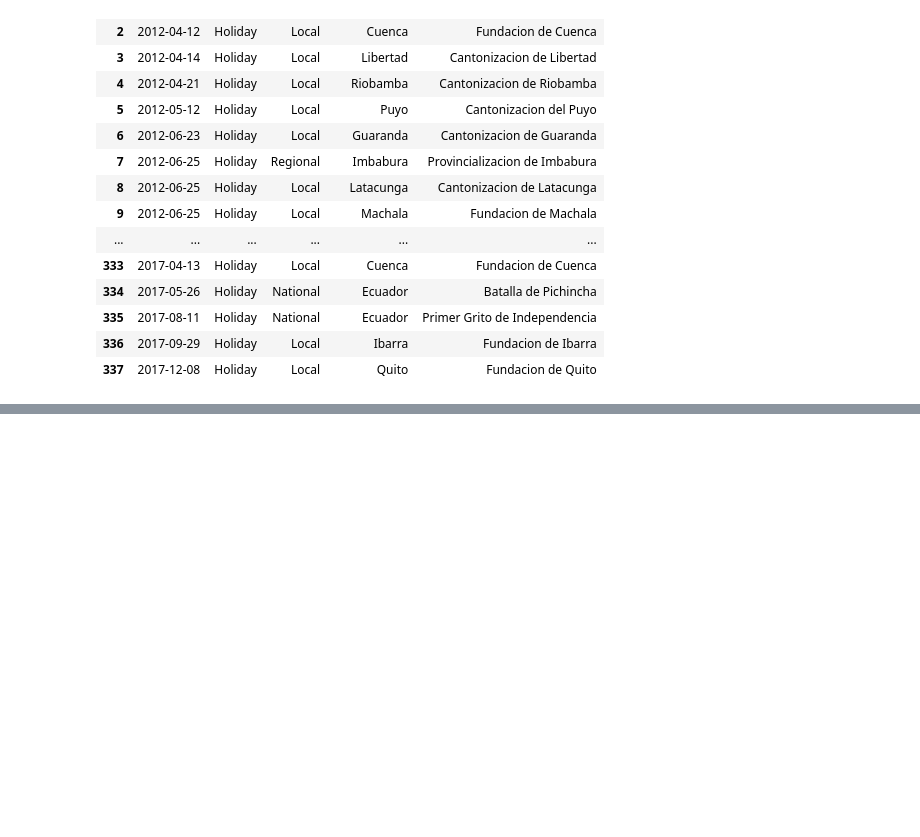
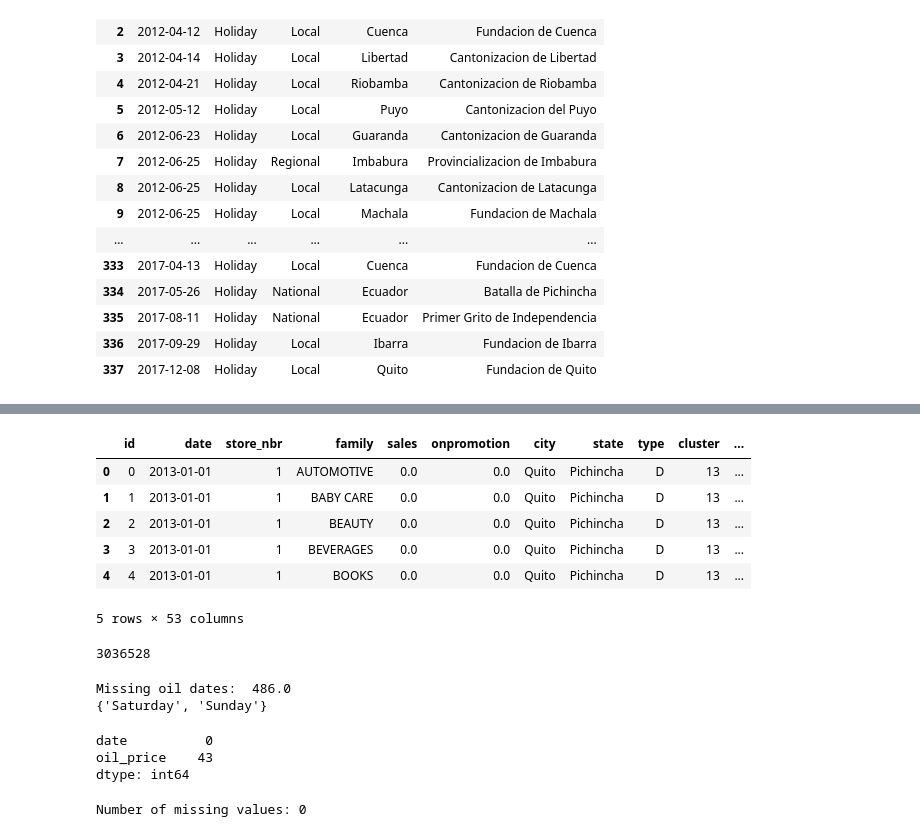
Before and after one commit to IvkovicDanica/Store-sales-time-series, a Jupyter notebook: prep.ipynb, the cells around one changed output, grey strips where cells are left out. Cells and saved outputs as stored; diff of their text form; code cells hidden in the pictures; blank space fills up the shorter version.

```diff
--- a/prep.ipynb
+++ b/prep.ipynb
@@ -213,0 +338,38 @@ holidays
+# %%
+#national holidays
+national_holidays_wide = national_holidays.pivot_table(index='date', columns='national_holidays', aggfunc='size', fill_value=0)
+national_holidays_wide = national_holidays_wide.astype(int)
+national_holidays_wide = national_holidays_wide.reset_index() #to return date as a column
+df=pd.merge(df,national_holidays_wide, how='left', on=['date'])
+for col in national_holidays_wide.columns:
+    if col != 'date':
+        df[col] = df[col].fillna(0).astype(int)
+df.head()
+# %% [output]
+|  | id | date | store_nbr | family | sales | onpromotion | city | state | type | cluster | ... |
+| 0 | 0 | 2013-01-01 | 1 | AUTOMOTIVE | 0.0 | 0.0 | Quito | Pichincha | D | 13 | ... |
+| 1 | 1 | 2013-01-01 | 1 | BABY CARE | 0.0 | 0.0 | Quito | Pichincha | D | 13 | ... |
+| 2 | 2 | 2013-01-01 | 1 | BEAUTY | 0.0 | 0.0 | Quito | Pichincha | D | 13 | ... |
+| 3 | 3 | 2013-01-01 | 1 | BEVERAGES | 0.0 | 0.0 | Quito | Pichincha | D | 13 | ... |
+| 4 | 4 | 2013-01-01 | 1 | BOOKS | 0.0 | 0.0 | Quito | Pichincha | D | 13 | ... |
+5 rows × 53 columns
+# %%
+df.shape[0] #Check if the number of rows changed
+# %% [output]
+3036528
+# %%
+#oil data
+import datetime
+
+#checking for missing dates in dataset
+print('Missing oil dates: ',df.shape[0]/NO_STORES/NO_FAMILIES-oil.shape[0])
+missing_oil_dates=pd.date_range(date_min_train, date_max_test).difference(oil.date)
+missing_oil_days=[]
+for date in missing_oil_dates:
+    day_name = datetime.date.strftime(date, '%A')
+    missing_oil_days.append(day_name)
+
+print(set(missing_oil_days)) #checking are oil prices missing just on weekends
+# %% [output]
+Missing oil dates:  486.0
+{'Saturday', 'Sunday'}
@@ -213,0 +378,7 @@ holidays
+# %%
+#checking for NaN values
+oil.isna().sum()
+# %% [output]
+date          0
+oil_price    43
+dtype: int64
@@ -213,0 +392,8 @@ holidays
+# %%
+#filling missing values
+
+oil['oil_price'] = oil['oil_price'].interpolate(method='linear')
+oil['oil_price'] = oil['oil_price'].fillna(method='bfill') #for the first missing value
+print('Number of missing values:', oil['oil_price'].isna().sum())
+# %% [output]
+Number of missing values: 0
```
Also changed, not shown: parts of 29 cells of this notebook, 1 other file.
